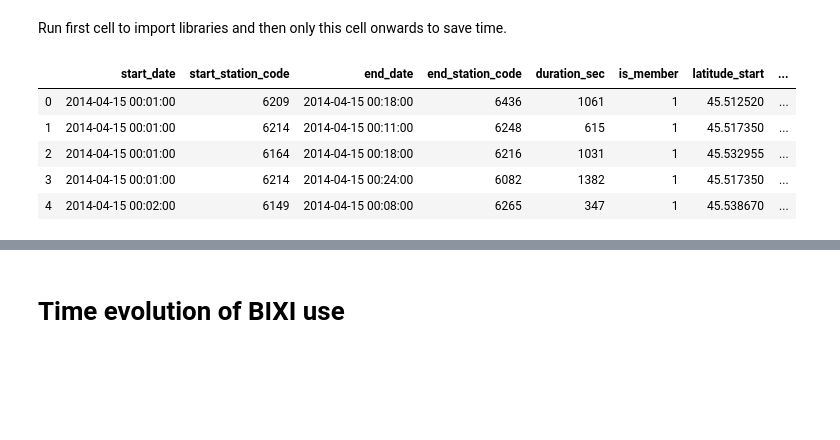
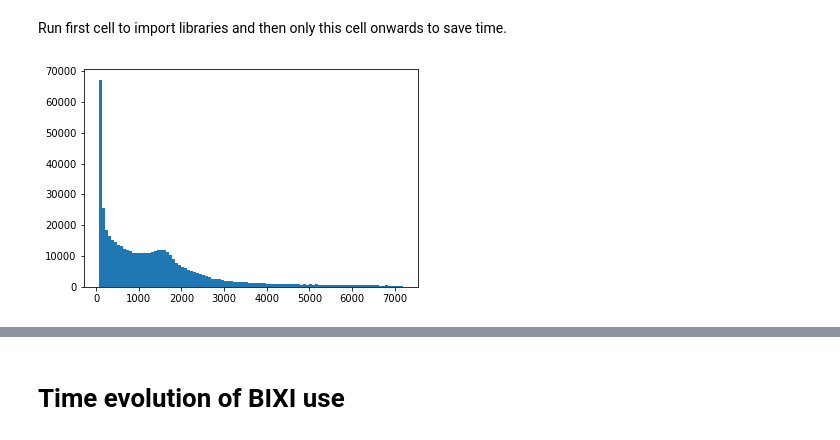
Before and after one commit to daviskia/ada-project-deep-penguin, a Jupyter notebook: BixiAnalysis.ipynb, the cells around one changed output, grey strips where cells are left out. Cells and saved outputs as stored; diff of their text form; code cells hidden in the pictures; blank space fills up the shorter version.

```diff
--- a/BixiAnalysis.ipynb
+++ b/BixiAnalysis.ipynb
@@ -126,18 +159,2 @@ data = pd.read_pickle("../combined_data")
 # %%
 stations = pd.read_pickle("../stations")
-# %%
-#get indices of broken bikes
-#broken bikes are considered to be those that are returned to the same stations within 5 minutes (300s)
-broken_bikes = data[(data['distance']==0.0) & (data['duration_sec']<300)].index
-
-#drop these rows from the DF
-data.drop(labels=broken_bikes, inplace=True)
-data.reset_index()
-data.head()
-# %% [output]
-|  | start_date | start_station_code | end_date | end_station_code | duration_sec | is_member | latitude_start | ... |
-| 0 | 2014-04-15 00:01:00 | 6209 | 2014-04-15 00:18:00 | 6436 | 1061 | 1 | 45.512520 | ... |
-| 1 | 2014-04-15 00:01:00 | 6214 | 2014-04-15 00:11:00 | 6248 | 615 | 1 | 45.517350 | ... |
-| 2 | 2014-04-15 00:01:00 | 6164 | 2014-04-15 00:18:00 | 6216 | 1031 | 1 | 45.532955 | ... |
-| 3 | 2014-04-15 00:01:00 | 6214 | 2014-04-15 00:24:00 | 6082 | 1382 | 1 | 45.517350 | ... |
-| 4 | 2014-04-15 00:02:00 | 6149 | 2014-04-15 00:08:00 | 6265 | 347 | 1 | 45.538670 | ... |
@@ -145,0 +161,7 @@ data.to_pickle("../combined_data")
+# %%
+#distribution of return trips (comes back to same station)
+return_trip = data_og[data_og['distance']==0.0]
+plt.hist(return_trip['duration_sec'], bins=100)
+plt.show()
+# %% [output]
+[figure, added]
```
Also changed, not shown: parts of 13 cells of this notebook, 2 other files.
